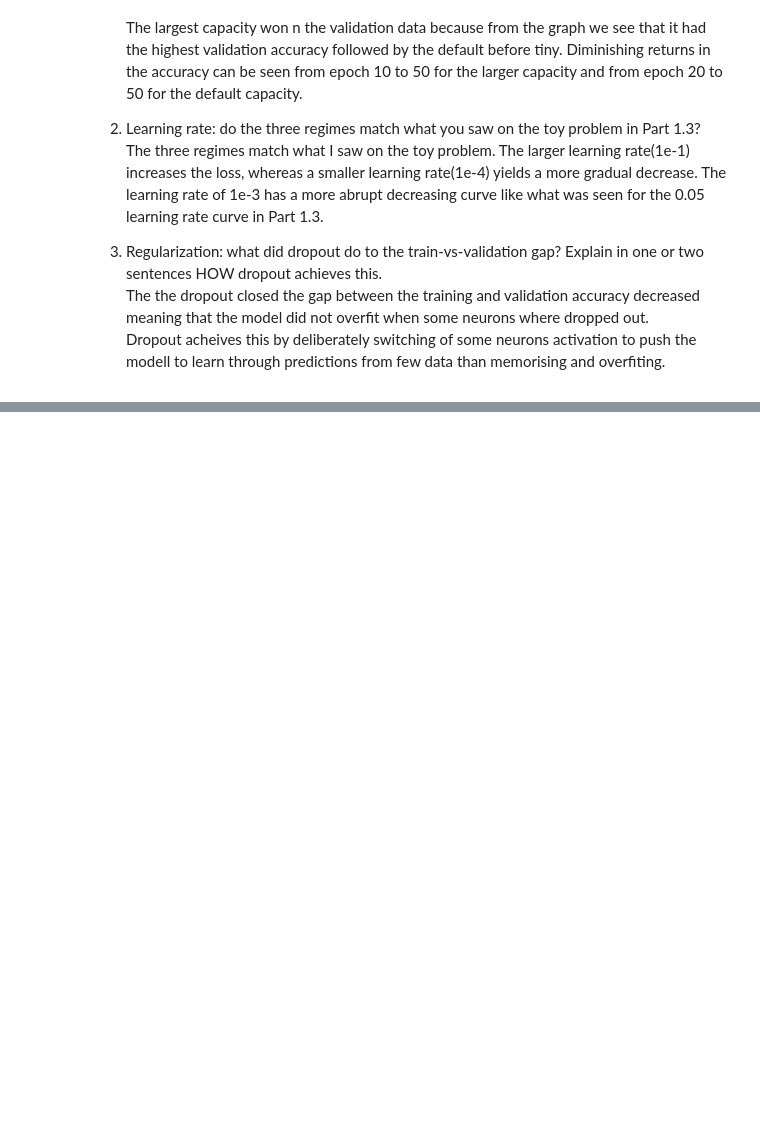
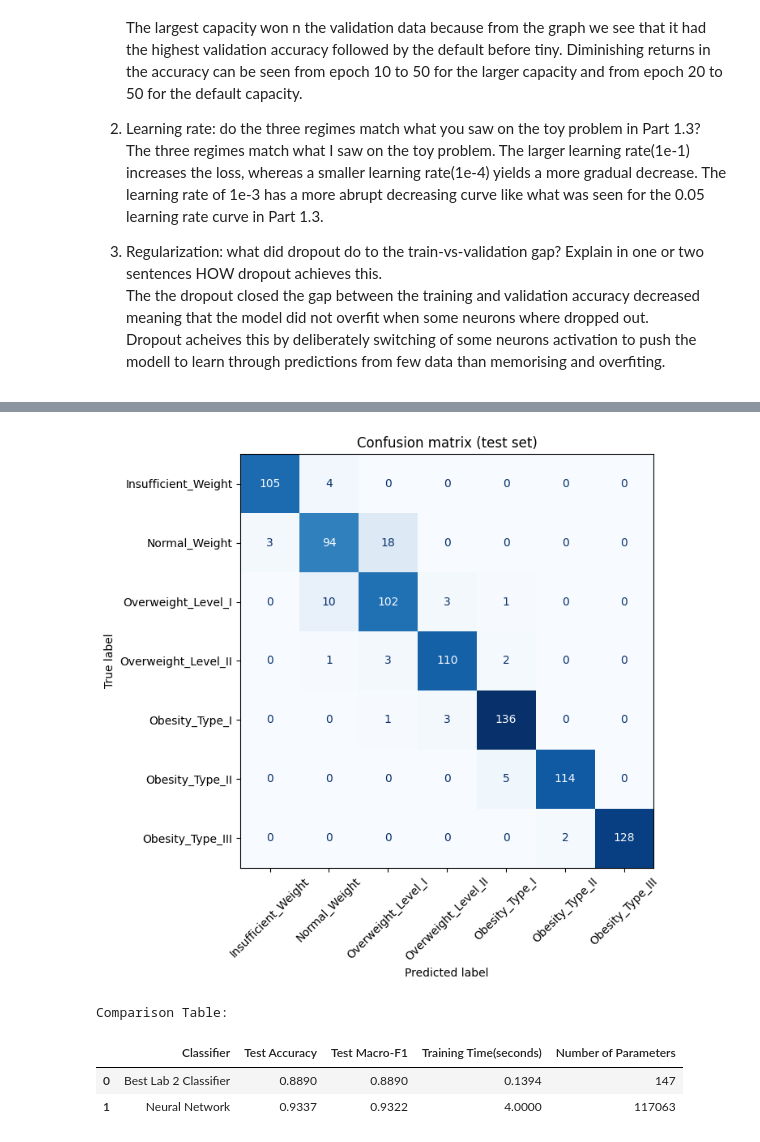
Before and after one commit to itz-Amy/Lab-3-Neural-Networks, a Jupyter notebook: Amy_Addo_Lab3.ipynb, the cells around one changed output, grey strips where cells are left out. Drawn from its saved outputs; the diff is of its cells as text; code cells hidden in the pictures; blank space fills up the shorter version.

```diff
--- a/Amy_Addo_Lab3.ipynb
+++ b/Amy_Addo_Lab3.ipynb
@@ -982,3 +980,69 @@ The three regimes match what I saw on the toy problem. The larger learning rate(
 3. Regularization: what did dropout do to the train-vs-validation gap? Explain in one or two sentences HOW dropout achieves this.
 The the dropout closed the gap between the training and validation accuracy decreased meaning that the model did not overfit when some neurons where dropped out.
 Dropout acheives this by deliberately switching of some neurons activation to push the modell to learn through predictions from few data than memorising and overfiting.
+# %%
+from sklearn.metrics import accuracy_score, f1_score,confusion_matrix, classification_report
+from sklearn.metrics import ConfusionMatrixDisplay
+from sklearn import model_selection
+
+# TODO: Load your best configuration's weights; model.eval().
+model_best = FeedForwardNet(input_dim=input_dim, hidden_sizes=(784, 128), n_classes=NUM_CLASSES)
+model_best.load_state_dict(torch.load("ffn_best.pt"))
+model_best.to(DEVICE)
+
+
+criterion = nn.CrossEntropyLoss()
+_, test_acc, preds, output = evaluate(model_best, test_loader, criterion)
+
+
+# TODO: Report test ACCURACY and MACRO-F1
+print(f"\nTest Accuracy: {test_acc:.4f}")
+macro_f1 = f1_score(output, preds, average='macro')
+print(f"Test Macro-F1: {macro_f1:.4f}")
+
+print("\nClassification Report (Test Set)")
+print(classification_report(output, preds))
+
+
+# TODO: Confusion matrix for the test set with the 7 class names
+# Confusion Matrix
+cm = confusion_matrix(output, preds)
+fig, ax = plt.subplots(figsize=(8, 7))
+disp = ConfusionMatrixDisplay(confusion_matrix=cm, display_labels=[
+    "Insufficient_Weight",
+    "Normal_Weight",
+    "Overweight_Level_I",
+    "Overweight_Level_II",
+    "Obesity_Type_I",
+    "Obesity_Type_II",
+    "Obesity_Type_III"
+])
+disp.plot(ax=ax, cmap="Blues", xticks_rotation=45, colorbar=False)
+ax.set_title("Confusion matrix (test set)")
+plt.tight_layout()
+plt.show()
+
+
+lab2_test_acc = 0.889
+lab2_macro_f1 = 0.889
+lab2_training_time = 0.1394
+lab2_params = 147  # features (20) * num of classes(7) + bias(7)
+
+# Number of parameters for the current neural network
+nn_params = sum(p.numel() for p in model_best.parameters() if p.requires_grad)
+nn_training_time = 4     # avg time
+
+
+# TODO: Build a small comparison table (a pandas DataFrame is fine):
+comparison_data = {
+    'Classifier': ['Best Lab 2 Classifier', 'Neural Network'],
+    'Test Accuracy': [lab2_test_acc, test_acc],
+    'Test Macro-F1': [lab2_macro_f1, macro_f1],
+    'Training Time(seconds)': [lab2_training_time, nn_training_time],
+    'Number of Parameters': [lab2_params, nn_params]
+}
+
+comparison_df = pd.DataFrame(comparison_data)
+print("\nComparison Table:")
+comparison_df.round(4)
+# %% [output]
@@ -984,0 +1066,5 @@ Dropout acheives this by deliberately switching of some neurons activation to pu
+[figure, added]
+Comparison Table:
+|  | Classifier | Test Accuracy | Test Macro-F1 | Training Time(seconds) | Number of Parameters |
+| 0 | Best Lab 2 Classifier | 0.8890 | 0.8890 | 0.1394 | 147 |
+| 1 | Neural Network | 0.9337 | 0.9322 | 4.0000 | 117063 |
```
Also changed, not shown: parts of 3 cells of this notebook.
